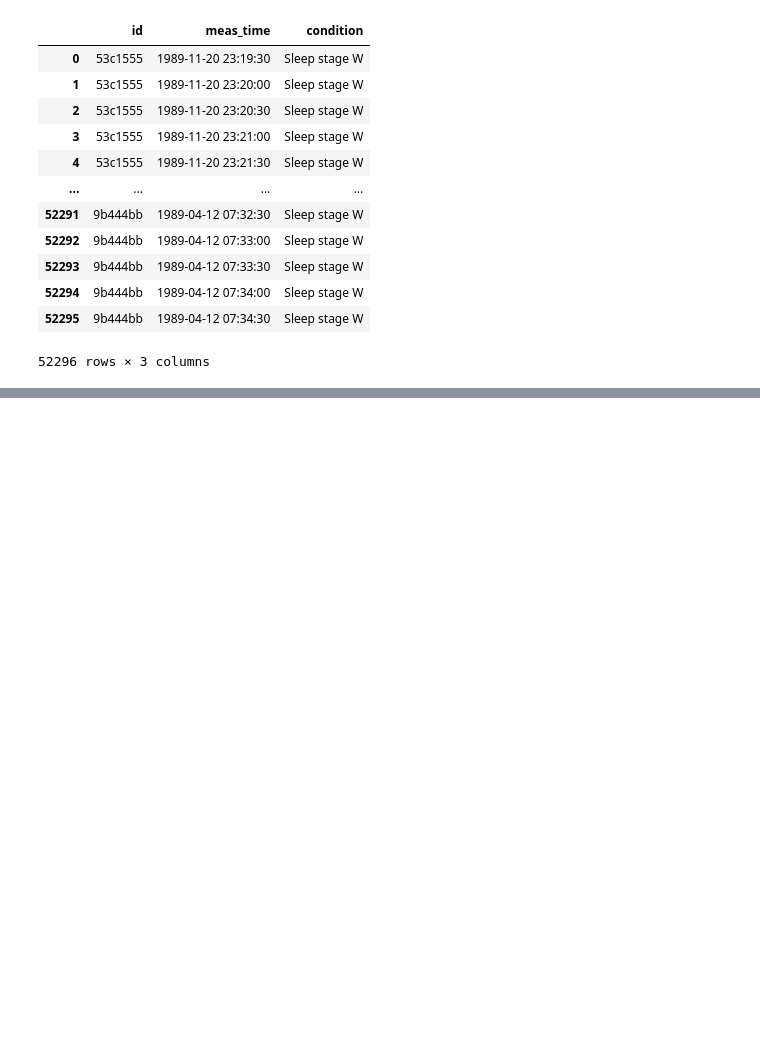
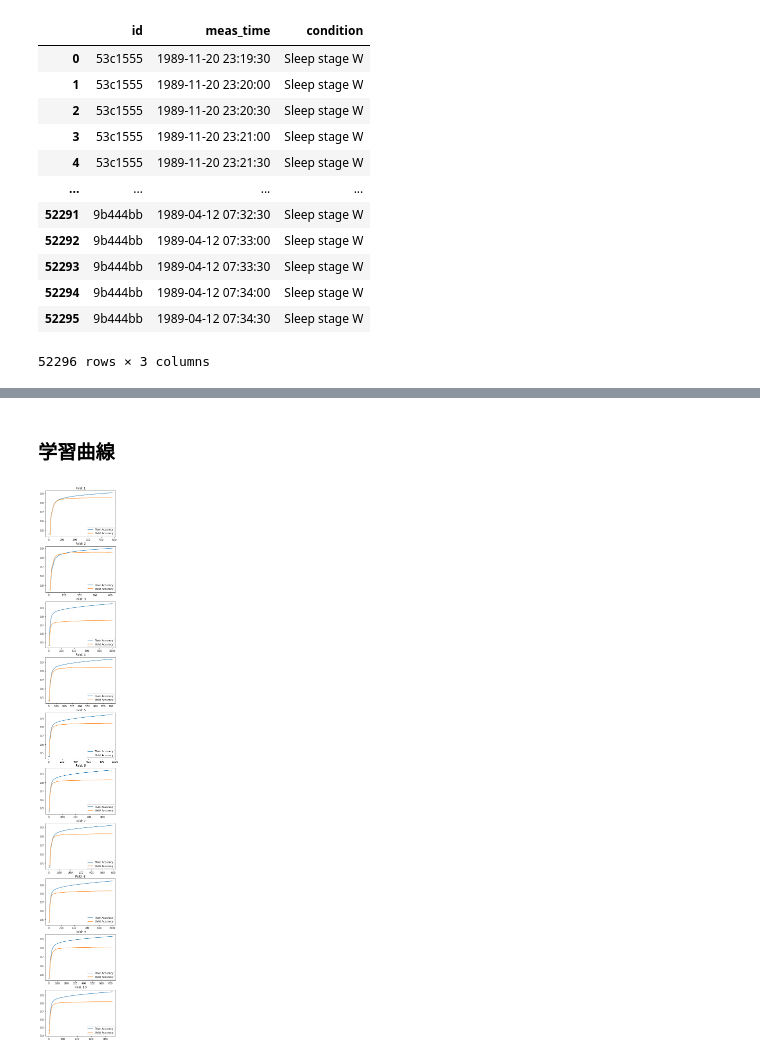
Before and after one commit to Sato-Daichi/Sleep_Stage_Detection, a Jupyter notebook: notebooks/tabular.ipynb, the cells around one changed output, grey strips where cells are left out. Saved outputs shown, nothing was run; the diff lists cells and outputs as text; code cells hidden in the pictures; blank space fills up the shorter version.

```diff
--- a/notebooks/tabular.ipynb
+++ b/notebooks/tabular.ipynb
@@ -261 +234,15 @@ Sleep stage 3/4     3578
 Name: condition, dtype: int64
+# %% [markdown]
+### __学習曲線__
+# %%
+# fold毎に学習曲線を表示
+plt.figure(figsize=(5, N_SPLITS*4))
+for fold in range(N_SPLITS):
+    plt.subplot(N_SPLITS, 1, fold+1)
+    plt.plot(results[fold]['train']["accuracy"], label=f"Train Accuracy")
+    plt.plot(results[fold]['valid']["accuracy"], label=f"Valid Accuracy")
+    plt.title(f'Fold: {fold+1}')
+    plt.legend()
+plt.show()
+# %% [output]
+[figure, added]
```
Also changed, not shown: parts of 12 cells of this notebook, 2 other files.
